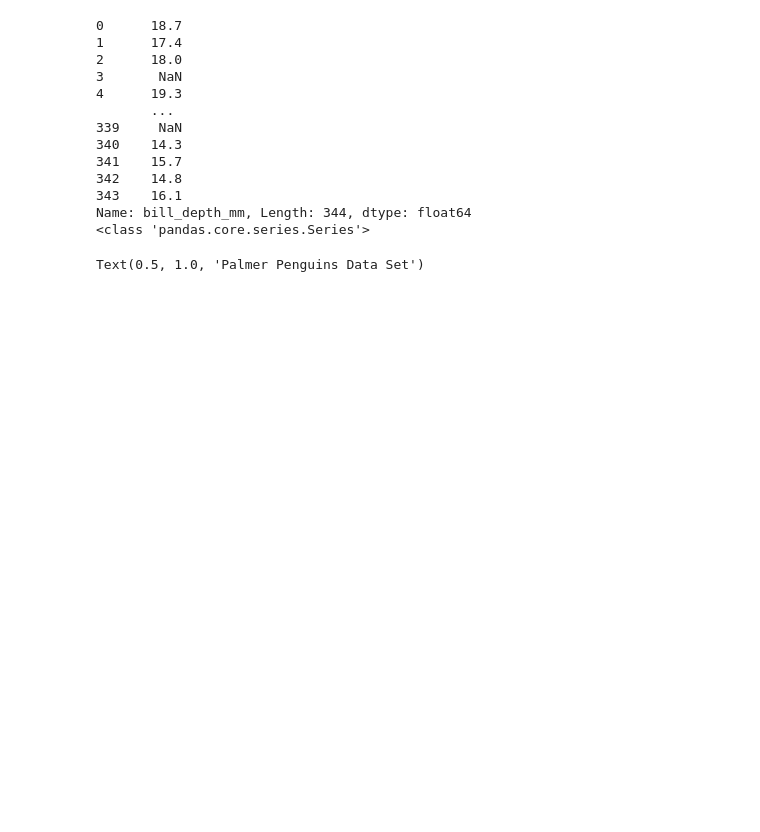
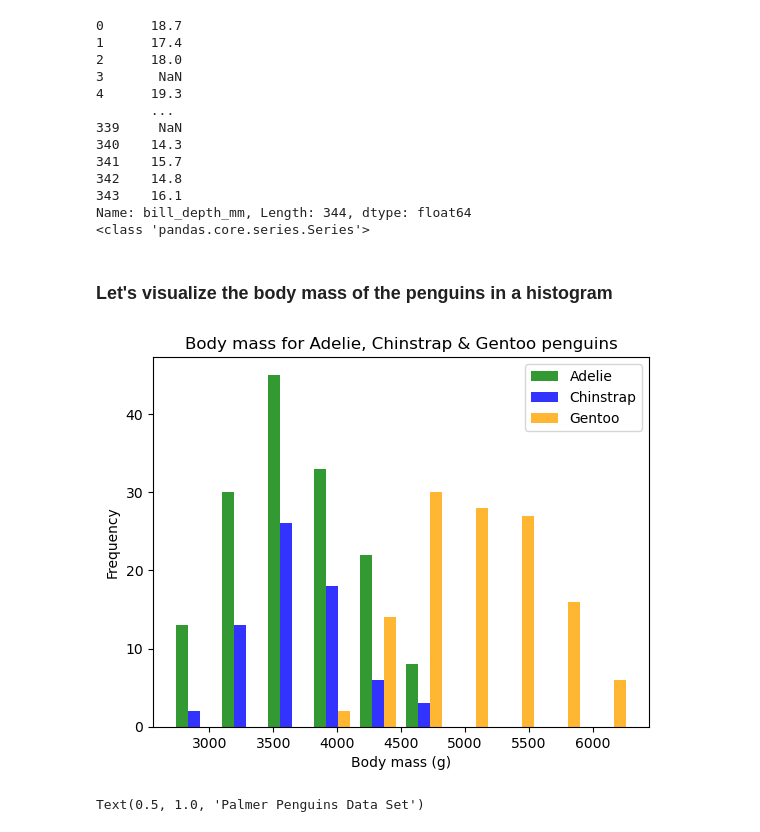
Before and after one commit to MattiDoubleU/Principles-of-Data-Analytics-Project, a Jupyter notebook: penguins.ipynb, the cells around one changed output. Saved outputs shown, nothing was run; the diff lists cells and outputs as text; code cells hidden in the pictures; blank space fills up the shorter version.

```diff
--- a/penguins.ipynb
+++ b/penguins.ipynb
@@ -317,6 +325,29 @@ print(type(bdepth))
 343    16.1
 Name: bill_depth_mm, Length: 344, dtype: float64
 <class 'pandas.core.series.Series'>
+# %% [markdown]
+### Let's visualize the body mass of the penguins in a histogram
+# %%
+# Plot histogram
+
+plt.hist([df[df['species'] == 'Adelie']['body_mass_g'],
+          df[df['species'] == 'Chinstrap']['body_mass_g'],
+          df[df['species'] == 'Gentoo']['body_mass_g']],
+         bins=10, stacked=False, color=['green', 'blue', 'orange'],
+         alpha=0.8, label=['Adelie', 'Chinstrap', 'Gentoo'])
+
+# Set labels and title
+plt.xlabel('Body mass (g)')
+plt.ylabel('Frequency')
+plt.title('Body mass for Adelie, Chinstrap & Gentoo penguins')
+
+# Add legend
+plt.legend()
+
+# Show plot
+plt.show()
+# %% [output]
+[figure, added]
 # %%
 # Create a new figure and set of axes.
 fig, ax = plt.subplots(1, 1)
```
Also changed, not shown: parts of 3 cells of this notebook.
